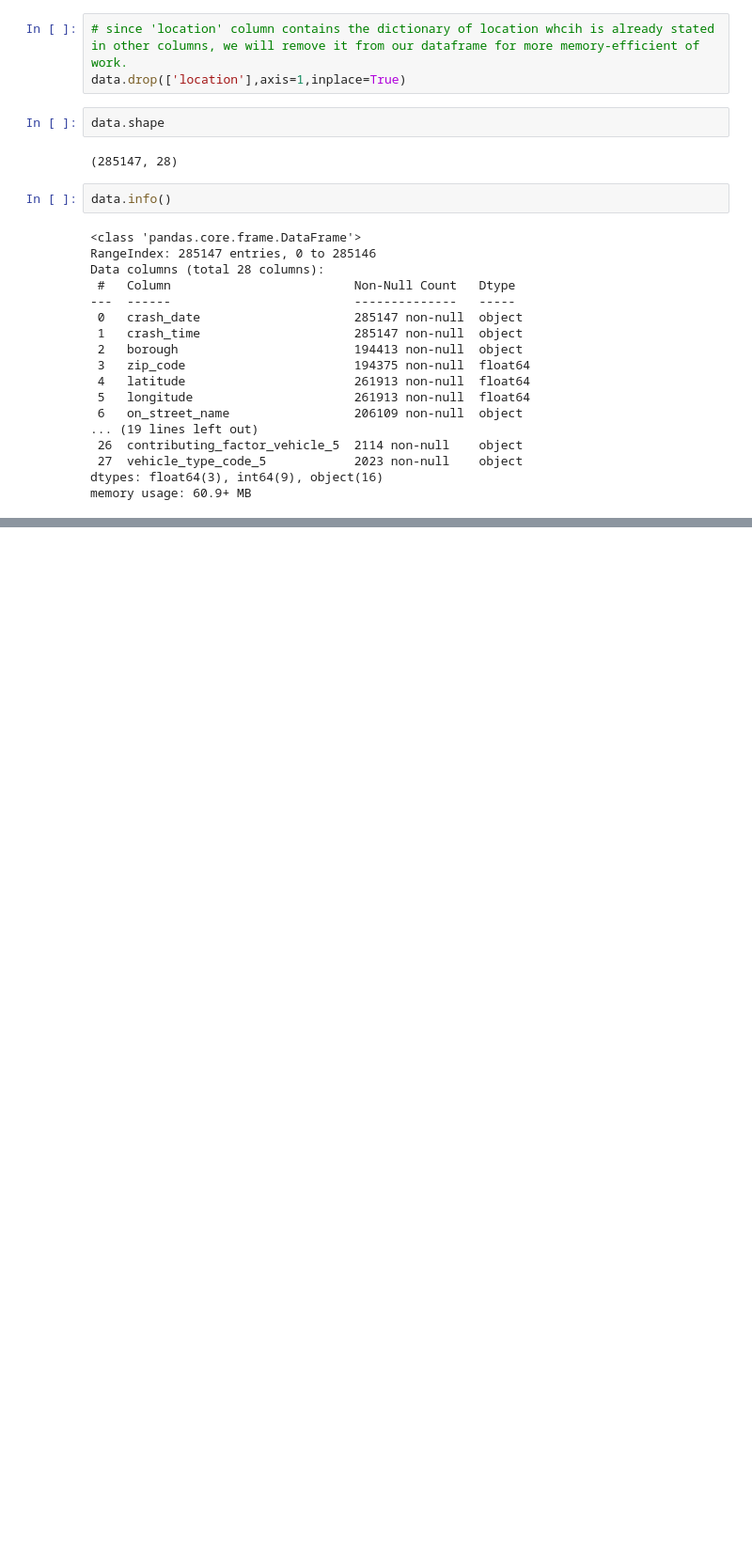
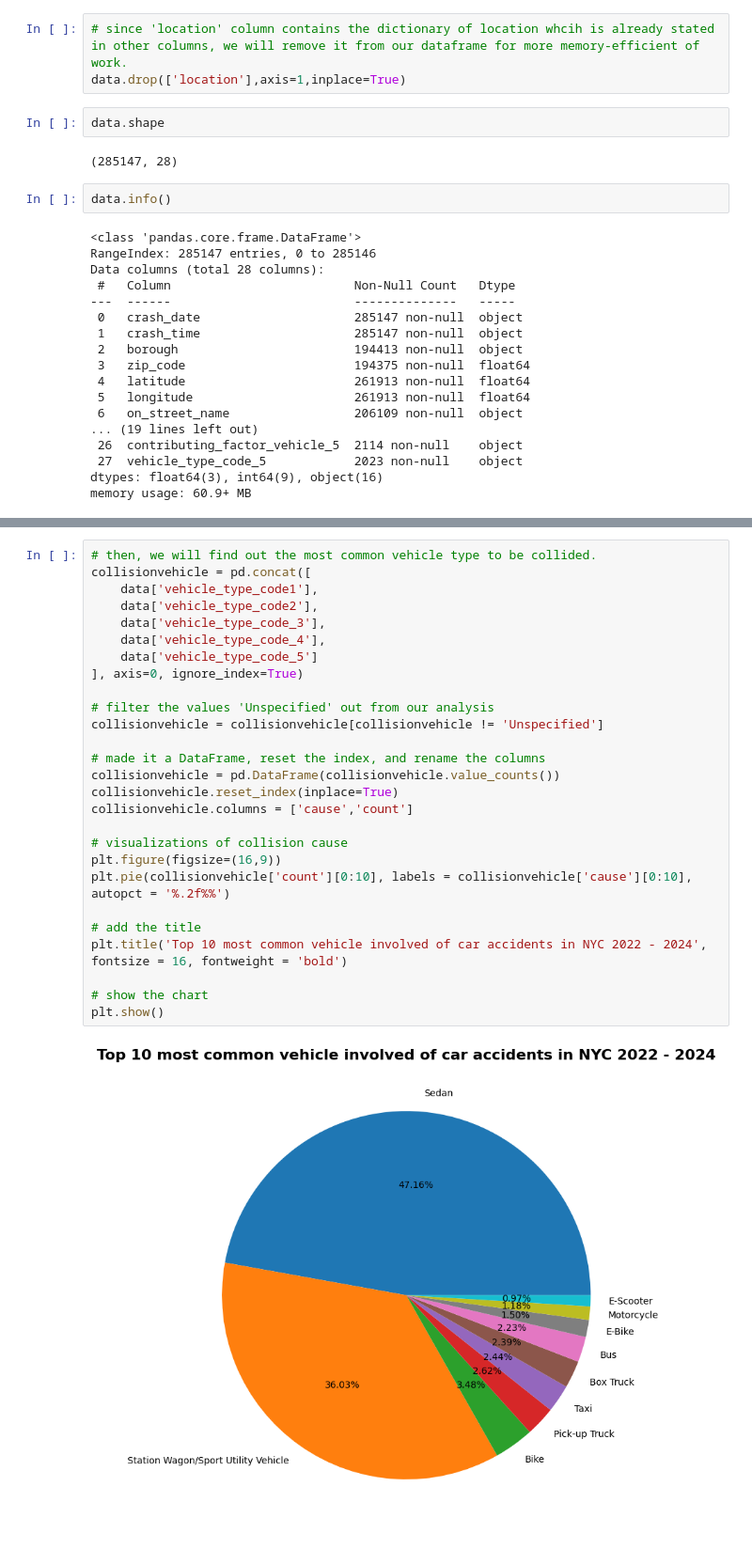
Before and after one commit to gamegtboyz/de01-final-projects, a Jupyter notebook: collisionsanalysis.ipynb, the cells around one changed output, grey strips where cells are left out. Shown: that part at 94% size. Drawn from its saved outputs; the diff is of its cells as text; blank space fills up the shorter version.

```diff
--- a/collisionsanalysis.ipynb
+++ b/collisionsanalysis.ipynb
@@ -147,3 +131,32 @@ Name: count, Length: 1257, dtype: int64
+# %%
+# then, we will find out the most common vehicle type to be collided.
+collisionvehicle = pd.concat([
+    data['vehicle_type_code1'],
+    data['vehicle_type_code2'],
+    data['vehicle_type_code_3'],
+    data['vehicle_type_code_4'],
+    data['vehicle_type_code_5']
+], axis=0, ignore_index=True)
+
+# filter the values 'Unspecified' out from our analysis
+collisionvehicle = collisionvehicle[collisionvehicle != 'Unspecified']
+
+# made it a DataFrame, reset the index, and rename the columns
+collisionvehicle = pd.DataFrame(collisionvehicle.value_counts())
+collisionvehicle.reset_index(inplace=True)
+collisionvehicle.columns = ['cause','count']
+
+# visualizations of collision cause
+plt.figure(figsize=(16,9))
+plt.pie(collisionvehicle['count'][0:10], labels = collisionvehicle['cause'][0:10], autopct = '%.2f%%')
+
+# add the title
+plt.title('Top 10 most common vehicle involved of car accidents in NYC 2022 - 2024', fontsize = 16, fontweight = 'bold')
+
+# show the chart
+plt.show()
+# %% [output]
+[figure, added]
 # %%
 # find out the most common collision cause by vehicle type
 data.groupby(['vehicle_type_code1','contributing_factor_vehicle_1'])['collision_id'].count().sort_values(ascending=False)
```
Also changed, not shown: parts of 19 cells of this notebook, 1 other file.
